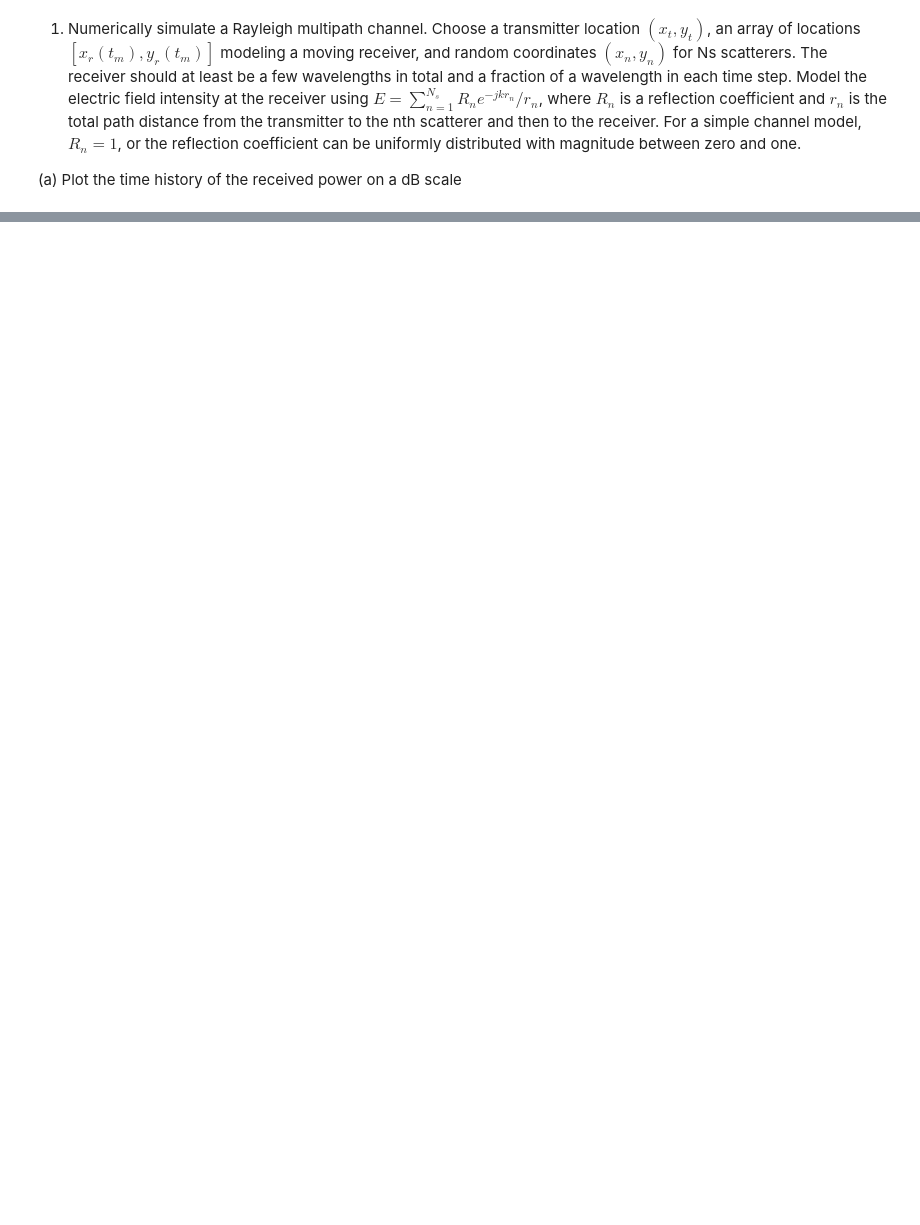
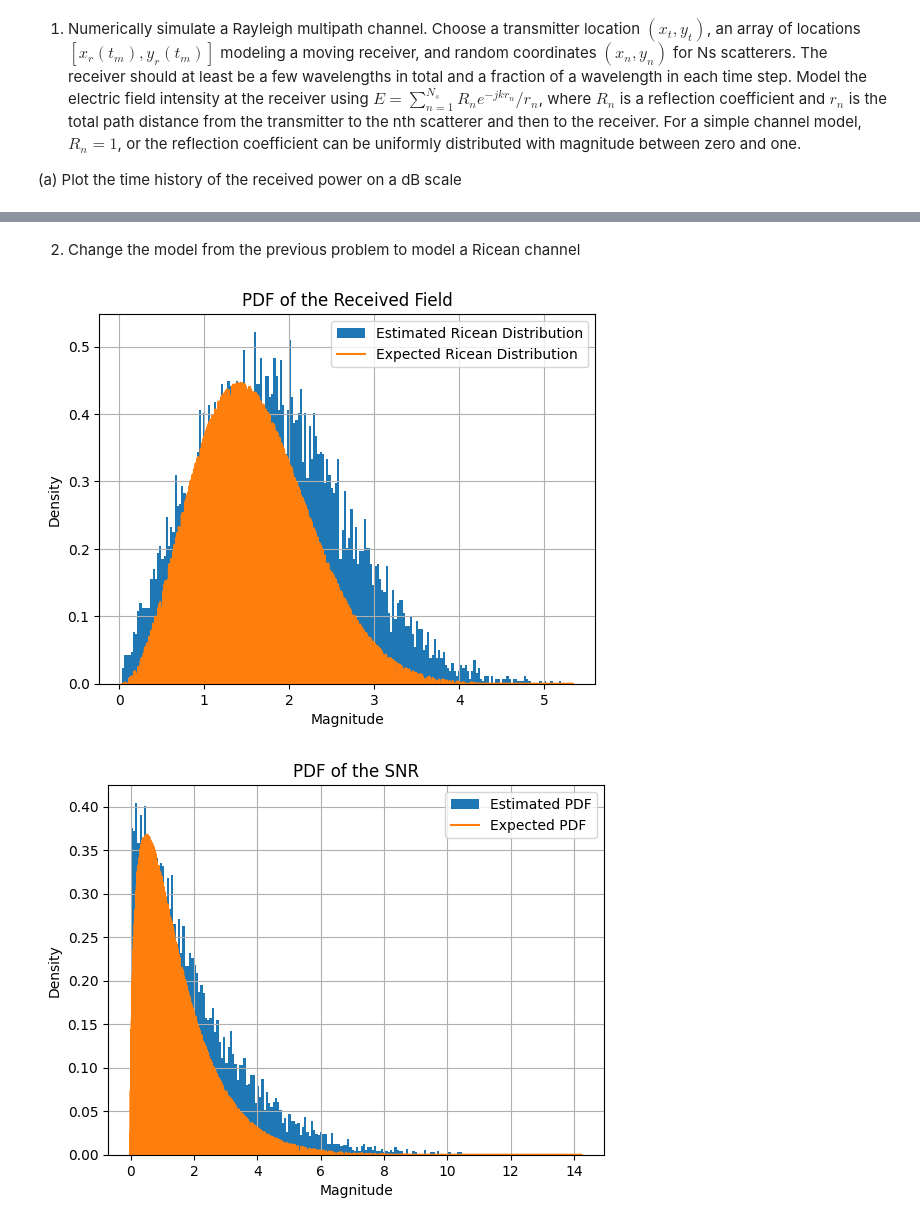
Before and after one commit to Montuck/antenna-software, a Jupyter notebook: HW18.ipynb, the cells around one changed output, grey strips where cells are left out. Drawn from its saved outputs; the diff is of its cells as text; code cells hidden in the pictures; blank space fills up the shorter version.

```diff
--- a/HW18.ipynb
+++ b/HW18.ipynb
@@ -127,0 +115,54 @@ SyntaxError: invalid syntax (4200016646.py, line 27)
+# %% [markdown]
+2. Change the model from the previous problem to model a Ricean channel
+# %%
+
+# recalculate OG E-Field
+E = np.zeros(points, dtype=complex)
+ref_coef = -1
+for m in range(0,points):
+    delta_r = np.sqrt((x_t-x_s[m])**2+(y_t-y_s[m])**2) - np.sqrt((x_s[m]-x_r[m])**2+(y_s[m]-y_r[m])**2)
+    E[m] = 1+ref_coef*np.exp(-1j*k*delta_r)
+mean = np.mean(E)
+variance = np.var(E)
+X = np.random.normal(mean, variance, points)
+Y = np.random.normal(mean, variance, points)
+Z = X + 1j*Y
+
+# estimated ricean
+r_s = np.sqrt((x_t-x_r)**2 + (y_t-y_r)**2)  # direct path
+K = r_s**2 / (2*variance)                   # ricean constant
+E = r_s + np.sum(Z)                         # New E-Field
+
+# expected ricean
+I0 = 1
+rice_pdf = (2*K*r/r_s**2) * np.exp(-K*(r**2+r_s**2)/r_s**2) * I0 * (2*K*r/r_s)
+
+# plot
+plt.figure()
+plt.hist(np.abs(Z), bins, density=True, label="Estimated Ricean Distribution")
+plt.plot(np.sort(r), rice_pdf[np.argsort(r)], label="Expected Ricean Distribution")
+plt.title("PDF of the Received Field")
+plt.legend()
+plt.xlabel("Magnitude")
+plt.ylabel("Density")
+plt.grid()
+
+# estimated SNR
+little_gamma = (r**2 / 2) / Pn
+
+# expexted SNR
+big_gamma = SNR_mean
+f_gamma = (1/big_gamma)*np.exp(-(little_gamma/big_gamma+K))*I0*np.sqrt(4*K*little_gamma/big_gamma)
+
+# plot PDF of the SNR
+plt.figure()
+plt.hist(little_gamma, bins, density=True, label="Estimated PDF")
+plt.plot(np.sort(little_gamma), f_gamma[np.argsort(little_gamma)], label="Expected PDF")
+plt.legend()
+plt.xlabel("Magnitude")
+plt.ylabel("Density")
+plt.title("PDF of the SNR")
+plt.grid()
+# %% [output]
+[figure, added]
+[figure, added]
```
Also changed, not shown: parts of 8 cells of this notebook, 1 other file.
